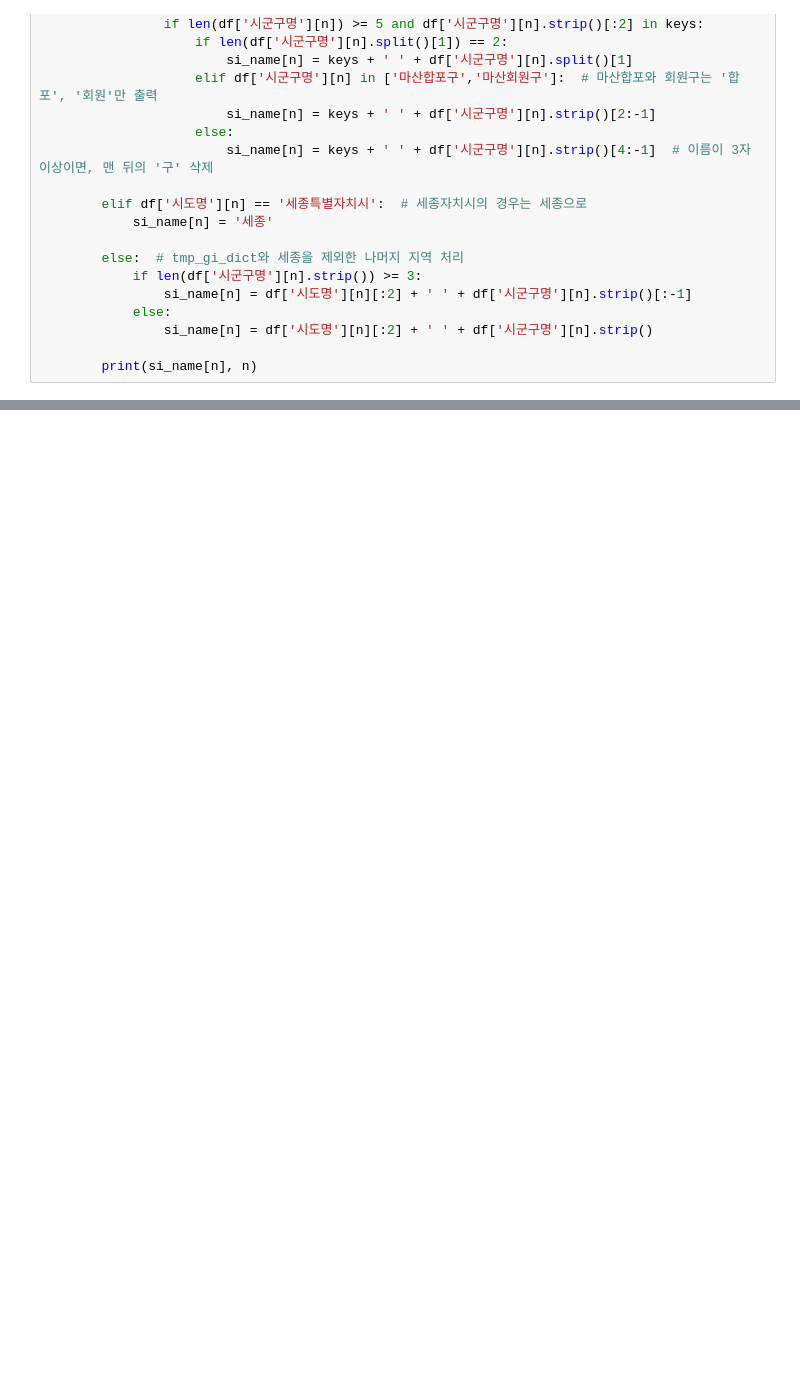
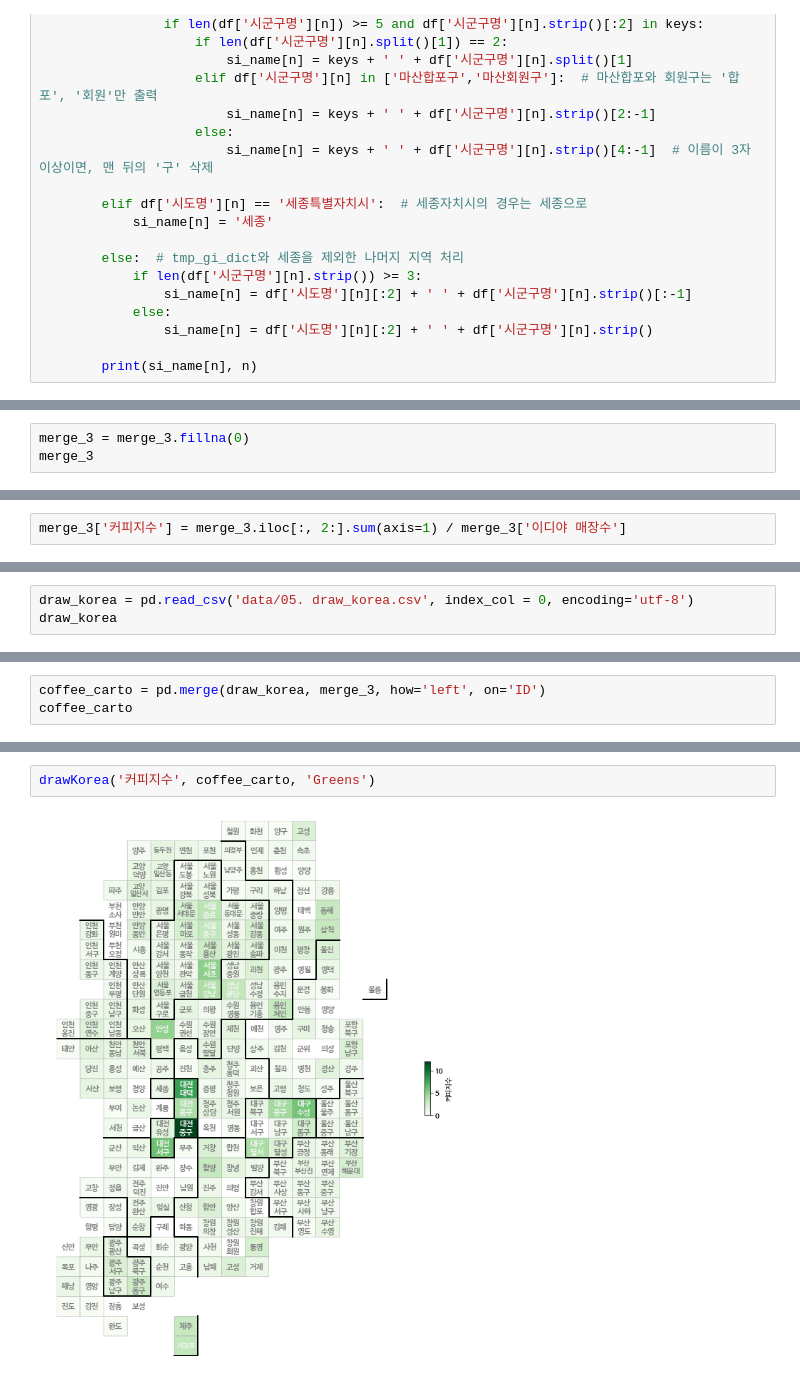
Before and after one commit to limwonki0619/Python-lecture, a Jupyter notebook: 책) 파이썬으로 데이터 주무르기/Ch05_우리나라 인구 소멸 위기 지역 분석/korea_coffee_shop.ipynb, the cells around one changed output, grey strips where cells are left out. Cells and saved outputs as stored; diff of their text form; blank space fills up the shorter version.

```diff
--- a/책) 파이썬으로 데이터 주무르기/Ch05_우리나라 인구 소멸 위기 지역 분석/korea_coffee_shop.ipynb
+++ b/책) 파이썬으로 데이터 주무르기/Ch05_우리나라 인구 소멸 위기 지역 분석/korea_coffee_shop.ipynb
@@ -227,0 +541,3 @@ starbucks.to_csv('data/starbucks.csv', encoding='euc-kr')
+# %%
+merge_3 = merge_3.fillna(0)
+merge_3
@@ -227,0 +563,2 @@ starbucks.to_csv('data/starbucks.csv', encoding='euc-kr')
+# %%
+merge_3['커피지수'] = merge_3.iloc[:, 2:].sum(axis=1) / merge_3['이디야 매장수']
@@ -227,0 +586,3 @@ starbucks.to_csv('data/starbucks.csv', encoding='euc-kr')
+# %%
+draw_korea = pd.read_csv('data/05. draw_korea.csv', index_col = 0, encoding='utf-8')
+draw_korea
@@ -227,0 +608,3 @@ starbucks.to_csv('data/starbucks.csv', encoding='euc-kr')
+# %%
+coffee_carto = pd.merge(draw_korea, merge_3, how='left', on='ID')
+coffee_carto
@@ -227,0 +711,4 @@ starbucks.to_csv('data/starbucks.csv', encoding='euc-kr')
+# %%
+drawKorea('커피지수', coffee_carto, 'Greens')
+# %% [output]
+[figure, added]
```
Also changed, not shown: parts of 96 cells of this notebook, 5 other files.
